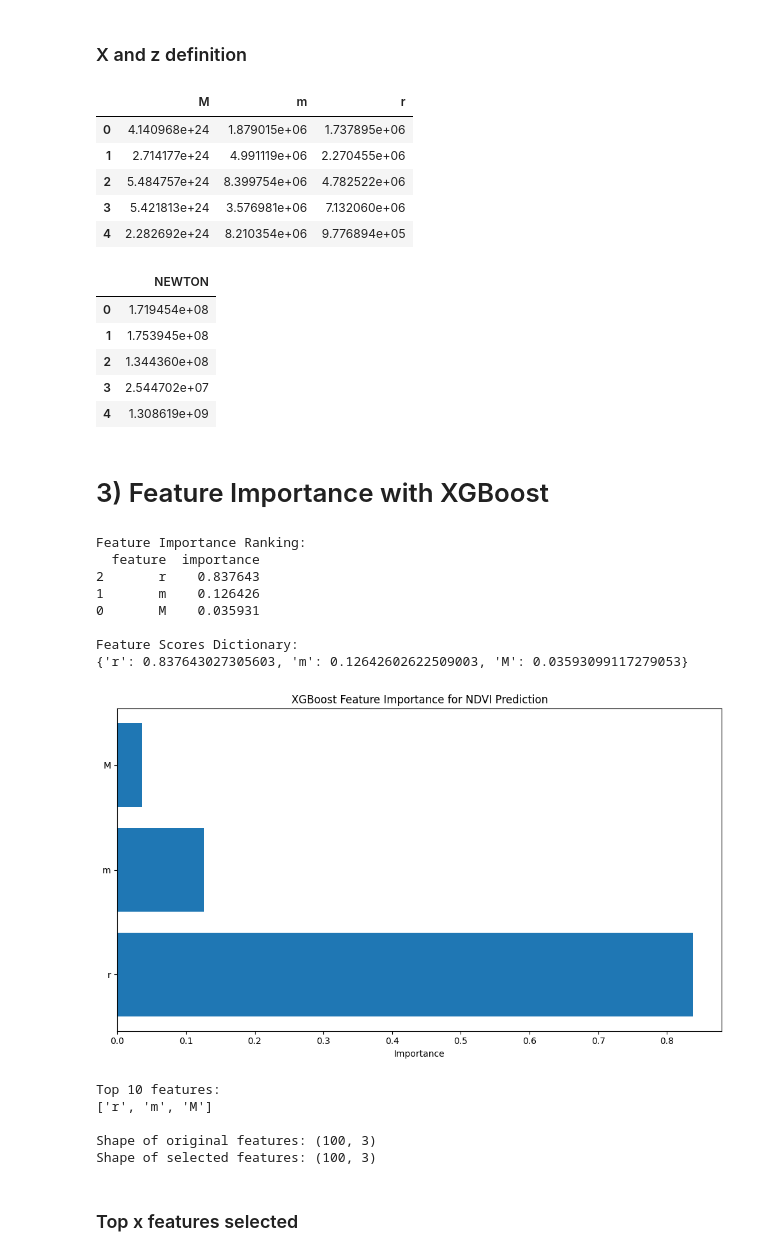
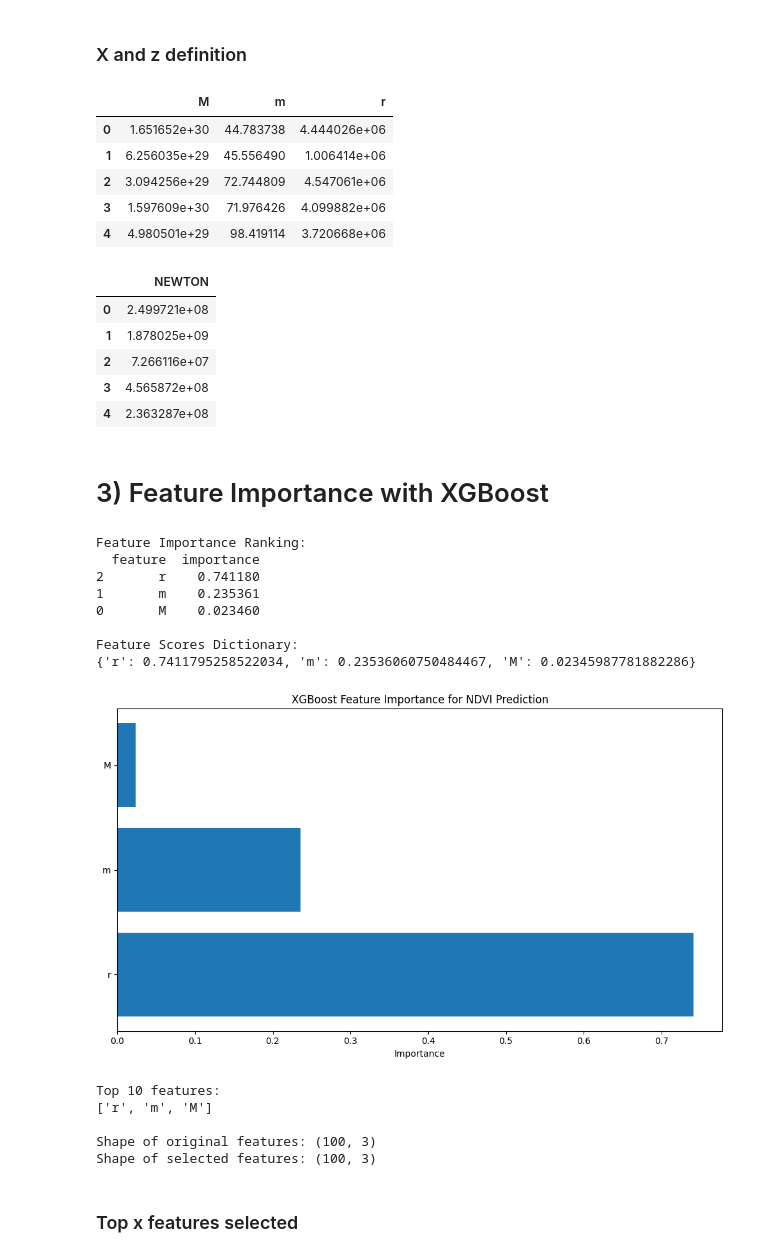
Before and after one commit to JulieKeisler/DRAGON, a Jupyter notebook: ref_notebook.ipynb, the cells around one changed output. Cells and saved outputs as stored; diff of their text form; code cells hidden in the pictures.

Commit message:
LOSS 3 cell does the job for Newton

```diff
--- a/ref_notebook.ipynb
+++ b/ref_notebook.ipynb
@@ -87,7 +93,7 @@ df.head()
 # %%
-M = (np.random.rand(100) + 0.1) * 5*1e24
-m = 100 * (np.random.rand(100) + 0.1) * 1e5
-r = (np.random.rand(100) + 0.1) * 6500 * 1e3
+M = (np.random.rand(100) + 0.1) * 1.98*1e30 # Sun mass in kg
+m = 100 * (np.random.rand(100) + 0.1) # 5.97*1e24 Earth mass in kg
+r = (np.random.rand(100) + 0.1) * 6371 * 1e3 # Earth radius in meters
 G = 6.67430e-11
 
 F = G * M * m / r**2
@@ -113,20 +119,20 @@ z = df[[output]]
 X.head()
 # %% [output]
 |  | M | m | r |
-| 0 | 4.140968e+24 | 1.879015e+06 | 1.737895e+06 |
-| 1 | 2.714177e+24 | 4.991119e+06 | 2.270455e+06 |
-| 2 | 5.484757e+24 | 8.399754e+06 | 4.782522e+06 |
-| 3 | 5.421813e+24 | 3.576981e+06 | 7.132060e+06 |
-| 4 | 2.282692e+24 | 8.210354e+06 | 9.776894e+05 |
+| 0 | 1.651652e+30 | 44.783738 | 4.444026e+06 |
+| 1 | 6.256035e+29 | 45.556490 | 1.006414e+06 |
+| 2 | 3.094256e+29 | 72.744809 | 4.547061e+06 |
+| 3 | 1.597609e+30 | 71.976426 | 4.099882e+06 |
+| 4 | 4.980501e+29 | 98.419114 | 3.720668e+06 |
 # %%
 z.head()
 # %% [output]
 |  | NEWTON |
-| 0 | 1.719454e+08 |
-| 1 | 1.753945e+08 |
-| 2 | 1.344360e+08 |
-| 3 | 2.544702e+07 |
-| 4 | 1.308619e+09 |
+| 0 | 2.499721e+08 |
+| 1 | 1.878025e+09 |
+| 2 | 7.266116e+07 |
+| 3 | 4.565872e+08 |
+| 4 | 2.363287e+08 |
 # %% [markdown]
 # 3) Feature Importance with XGBoost
 # %%
@@ -135,8 +141,12 @@ from sklearn.preprocessing import StandardScaler
 import matplotlib.pyplot as plt
 
 # Normalize features for XGBoost
-scaler = StandardScaler()
-X_scaled = scaler.fit_transform(X)
+scaler_X = StandardScaler()
+X_scaled = scaler_X.fit_transform(X)
+
+# Also normalize the target — critical for large-scale data (e.g. Newton's law)
+scaler_z = StandardScaler()
+z_scaled = scaler_z.fit_transform(z).ravel()
 
 # Train XGBoost model for feature importance
 xgb_model = xgb.XGBRegressor(
@@ -147,7 +157,7 @@ xgb_model = xgb.XGBRegressor(
     verbosity=0
 )
 
-xgb_model.fit(X_scaled, z.values.ravel())
+xgb_model.fit(X_scaled, z_scaled)
 
 # Get feature importances
 feature_importance = pd.DataFrame({
@@ -159,38 +169,38 @@ print("Feature Importance Ranking:")
 print(feature_importance)
 
 # Create dictionary with performance scores for each feature
 feature_scores_dict = dict(zip(feature_importance['feature'], feature_importance['importance']))
 print("\nFeature Scores Dictionary:")
 print(feature_scores_dict)
 
 # Visualize feature importance
 plt.figure(figsize=(10, 6))
 plt.barh(feature_importance['feature'], feature_importance['importance'])
 plt.xlabel('Importance')
 plt.title('XGBoost Feature Importance for NDVI Prediction')
 plt.tight_layout()
 plt.show()
 
 # Select top features (e.g., top 10)
 top_n = 10
 top_features = feature_importance.head(top_n)['feature'].tolist()
 print(f"\nTop {top_n} features:")
 print(top_features)
 
 # Use selected features for your symbolic regression
 X_selected = X[top_features]
 print(f"\nShape of original features: {X.shape}")
 print(f"Shape of selected features: {X_selected.shape}")
 # %% [output]
 Feature Importance Ranking:
   feature  importance
-2       r    0.837643
-1       m    0.126426
-0       M    0.035931
+2       r    0.741180
+1       m    0.235361
+0       M    0.023460
 
 Feature Scores Dictionary:
-{'r': 0.837643027305603, 'm': 0.12642602622509003, 'M': 0.03593099117279053}
+{'r': 0.7411795258522034, 'm': 0.23536060750484467, 'M': 0.02345987781882286}
-[figure, old version]
+[figure, new version]
 Top 10 features:
 ['r', 'm', 'M']
 
```
Also changed, not shown: parts of 27 cells of this notebook.
